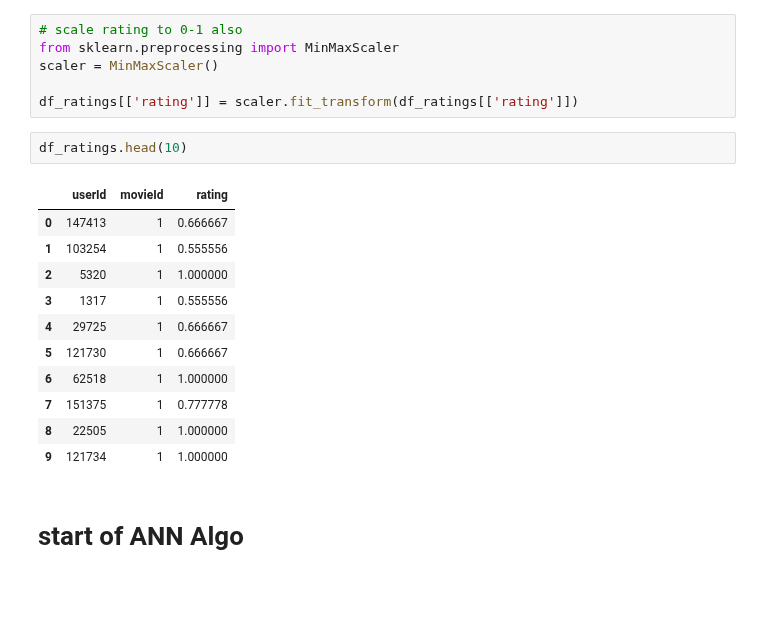
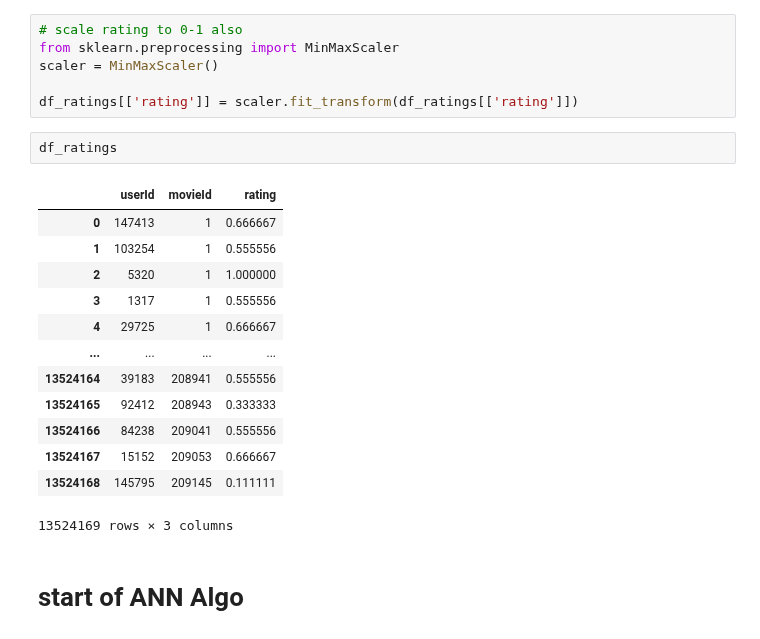
Before and after one commit to vincentlewi/import-group_name, a Jupyter notebook: content_based_nn_kev.ipynb, the cells around one changed output. Cells and saved outputs as stored; diff of their text form; blank space fills up the shorter version.

```diff
--- a/content_based_nn_kev.ipynb
+++ b/content_based_nn_kev.ipynb
@@ -102,19 +102,21 @@ scaler = MinMaxScaler()
 
 df_ratings[['rating']] = scaler.fit_transform(df_ratings[['rating']])
 # %%
-df_ratings.head(10)
+df_ratings
 # %% [output]
 |  | userId | movieId | rating |
 | 0 | 147413 | 1 | 0.666667 |
 | 1 | 103254 | 1 | 0.555556 |
 | 2 | 5320 | 1 | 1.000000 |
 | 3 | 1317 | 1 | 0.555556 |
 | 4 | 29725 | 1 | 0.666667 |
-| 5 | 121730 | 1 | 0.666667 |
-| 6 | 62518 | 1 | 1.000000 |
-| 7 | 151375 | 1 | 0.777778 |
-| 8 | 22505 | 1 | 1.000000 |
-| 9 | 121734 | 1 | 1.000000 |
+| ... | ... | ... | ... |
+| 13524164 | 39183 | 208941 | 0.555556 |
+| 13524165 | 92412 | 208943 | 0.333333 |
+| 13524166 | 84238 | 209041 | 0.555556 |
+| 13524167 | 15152 | 209053 | 0.666667 |
+| 13524168 | 145795 | 209145 | 0.111111 |
+13524169 rows × 3 columns
 # %% [markdown]
 # start of ANN Algo
 # %%
```
Also changed, not shown: parts of 10 cells of this notebook, 2 other files.
